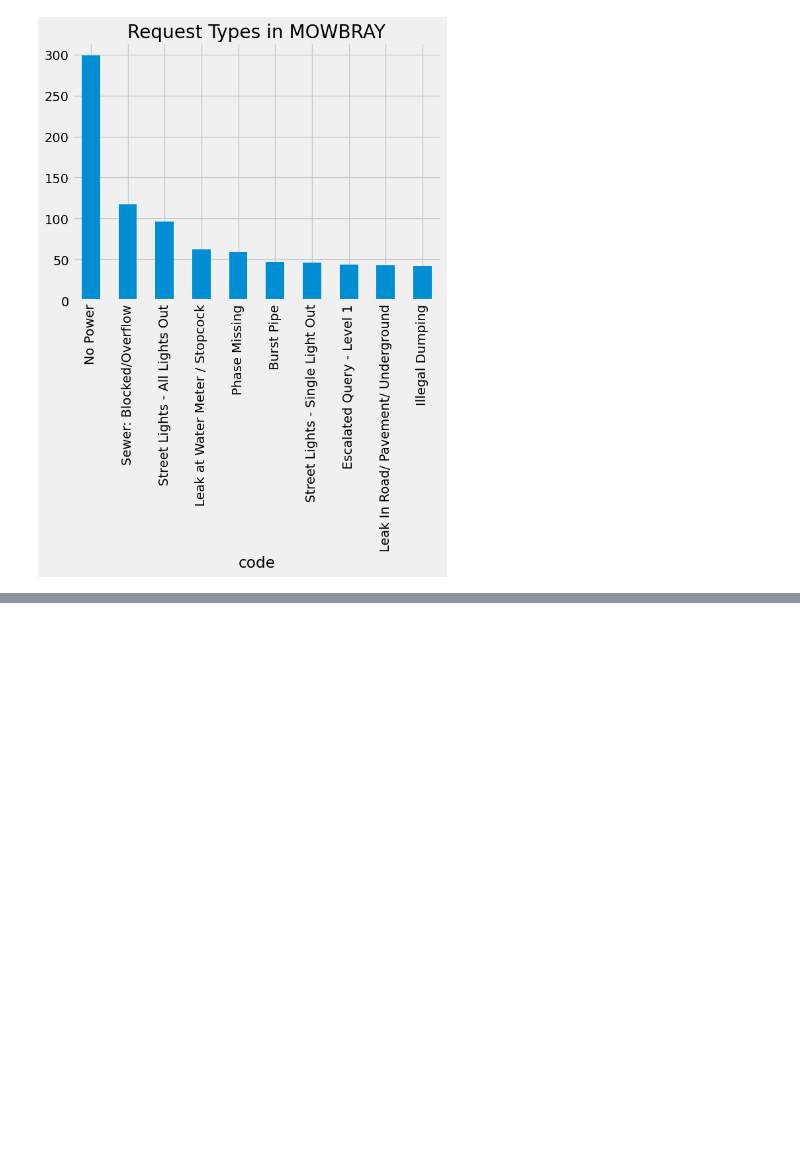
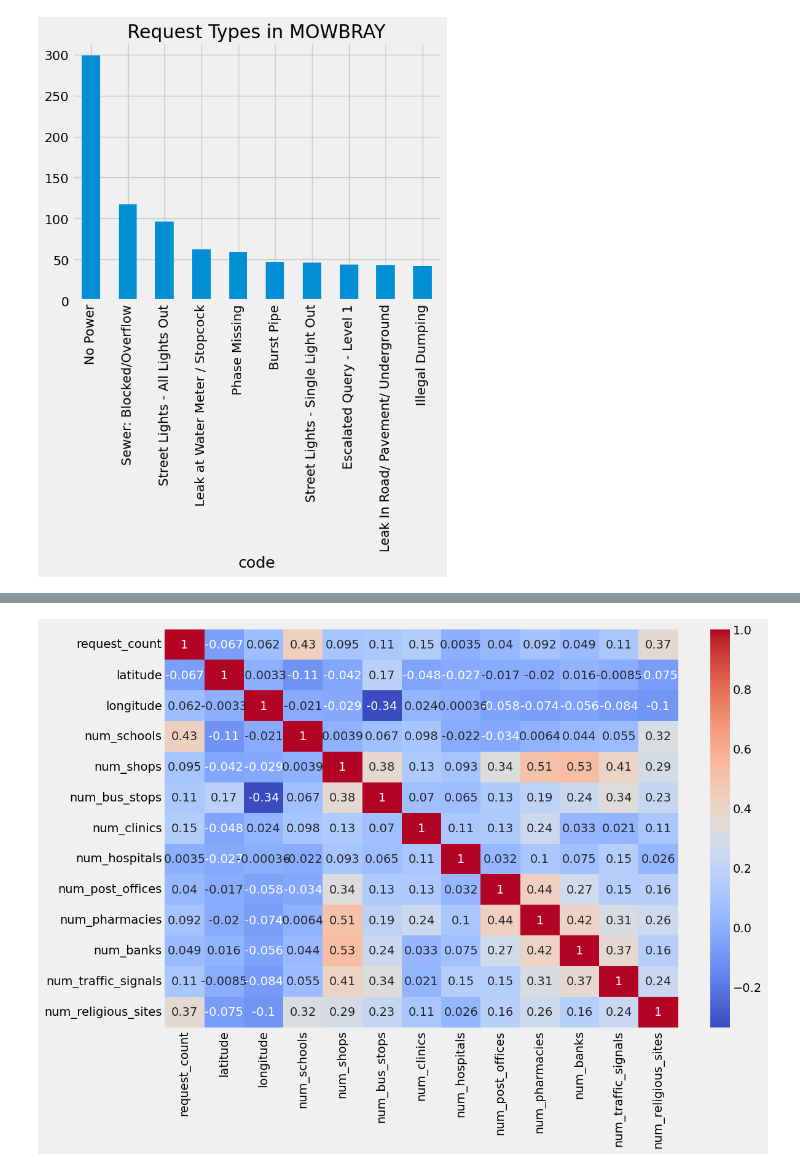
Before and after one commit to AMKiller/ds_code_challenge, a Jupyter notebook: notebooks/01_eda.ipynb, the cells around one changed output, grey strips where cells are left out. Saved outputs shown, nothing was run; the diff lists cells and outputs as text; code cells hidden in the pictures; blank space fills up the shorter version.

Commit message:
add OpenStreetMap data, merge and plot correlation matrix

```diff
--- a/notebooks/01_eda.ipynb
+++ b/notebooks/01_eda.ipynb
@@ -251,0 +363,13 @@ request_by_suburb.loc['MOWBRAY'].sort_values(ascending=False).head(10).plot(kind
+# %%
+# Feature Correlation
+
+#Merge df_h3_features with gdf
+gdf = pd.merge(gdf, df_h3_features, how='left', left_on='h3_level8_index', right_on='h3_index')
+
+cols = ['request_count',  'latitude', 'longitude','num_schools', 'num_shops','num_bus_stops', 'num_clinics', 'num_hospitals', 'num_post_offices','num_pharmacies', 'num_banks', 'num_traffic_signals','num_religious_sites']
+
+plt.figure(figsize=(12, 8))  # width=12, height=8 inches
+sns.heatmap(gdf[cols].corr(), annot=True, cmap='coolwarm')
+plt.show()
+# %% [output]
+[figure, added]
```
Also changed, not shown: parts of 6 cells of this notebook.
